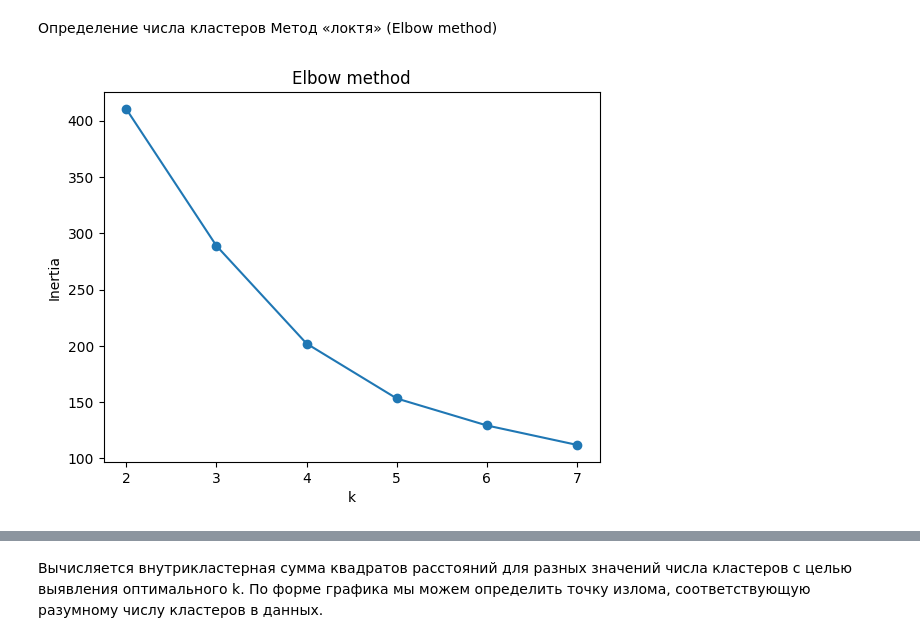
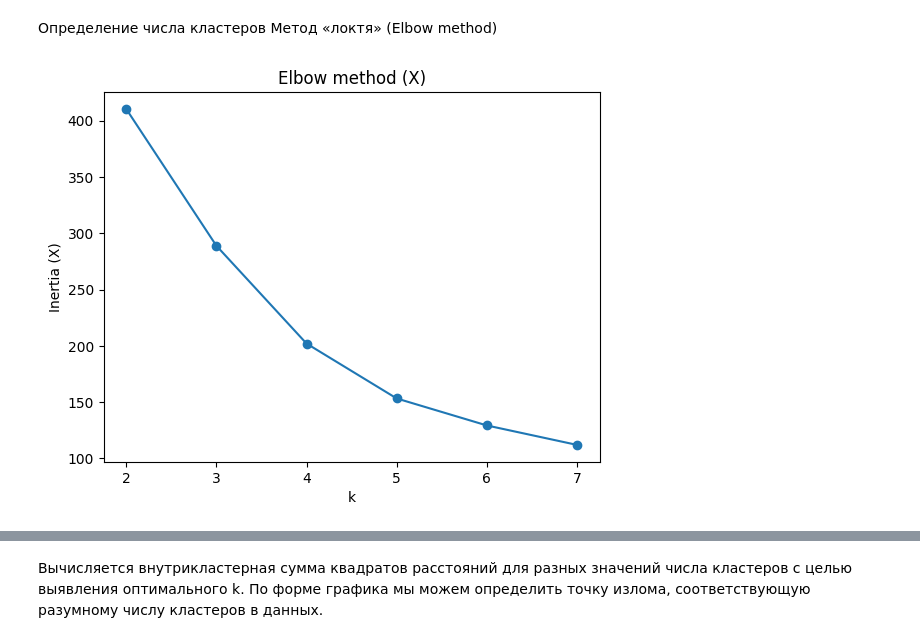
Before and after one commit to DanKolganov/Cluster_analisys, a Jupyter notebook: main.ipynb, the cells around one changed output, grey strips where cells are left out. Saved outputs shown, nothing was run; the diff lists cells and outputs as text; code cells hidden in the pictures.

```diff
--- a/main.ipynb
+++ b/main.ipynb
@@ -436,18 +521,18 @@ Spectral 0.6404529567246587
 Определение числа кластеров
 Метод «локтя» (Elbow method)
 # %%
-inertia = []
+inertia_X = []
 K = range(2, 8)
 
 for k in K:
     km = KMeans(n_clusters=k, random_state=42, n_init='auto')
     km.fit(data_scaled_X)
-    inertia.append(km.inertia_)
+    inertia_X.append(km.inertia_)
 
-plt.plot(K, inertia, marker='o')
+plt.plot(K, inertia_X, marker='o')
 plt.xlabel("k")
-plt.ylabel("Inertia")
-plt.title("Elbow method")
+plt.ylabel("Inertia (X)")
+plt.title("Elbow method (X)")
 plt.show()
 # %% [output]
-[figure, old version]
+[figure, new version]
```
Also changed, not shown: parts of 24 cells of this notebook.
